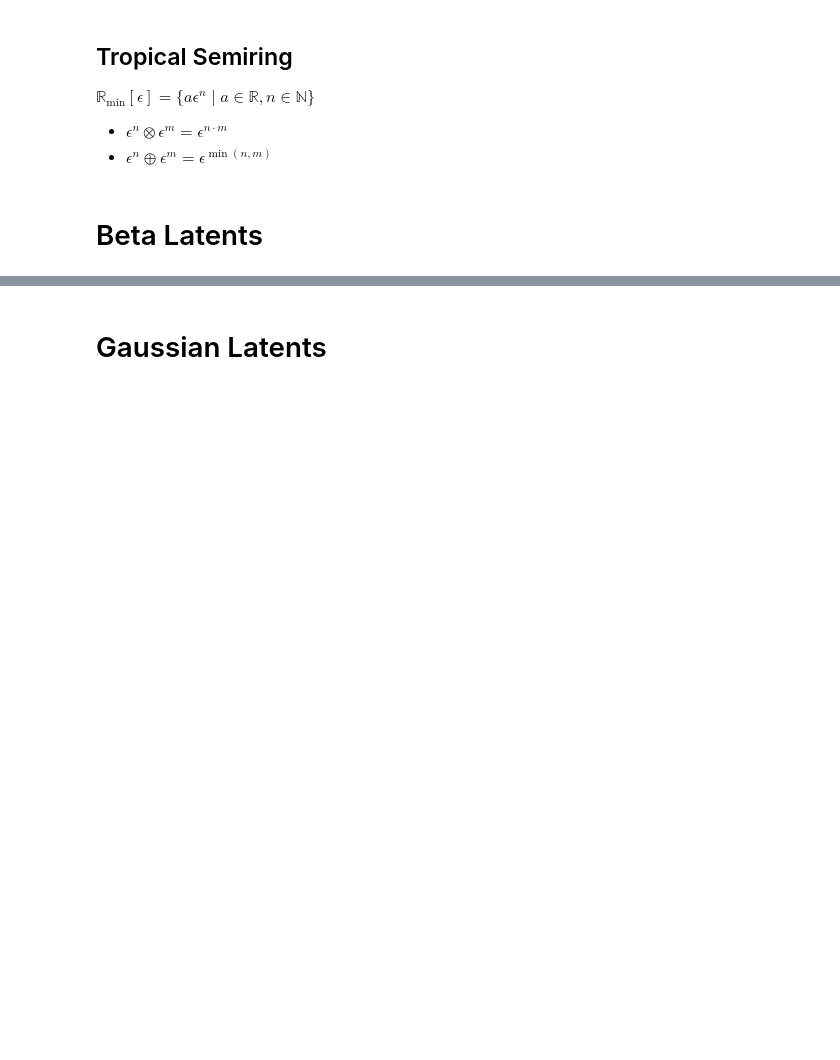
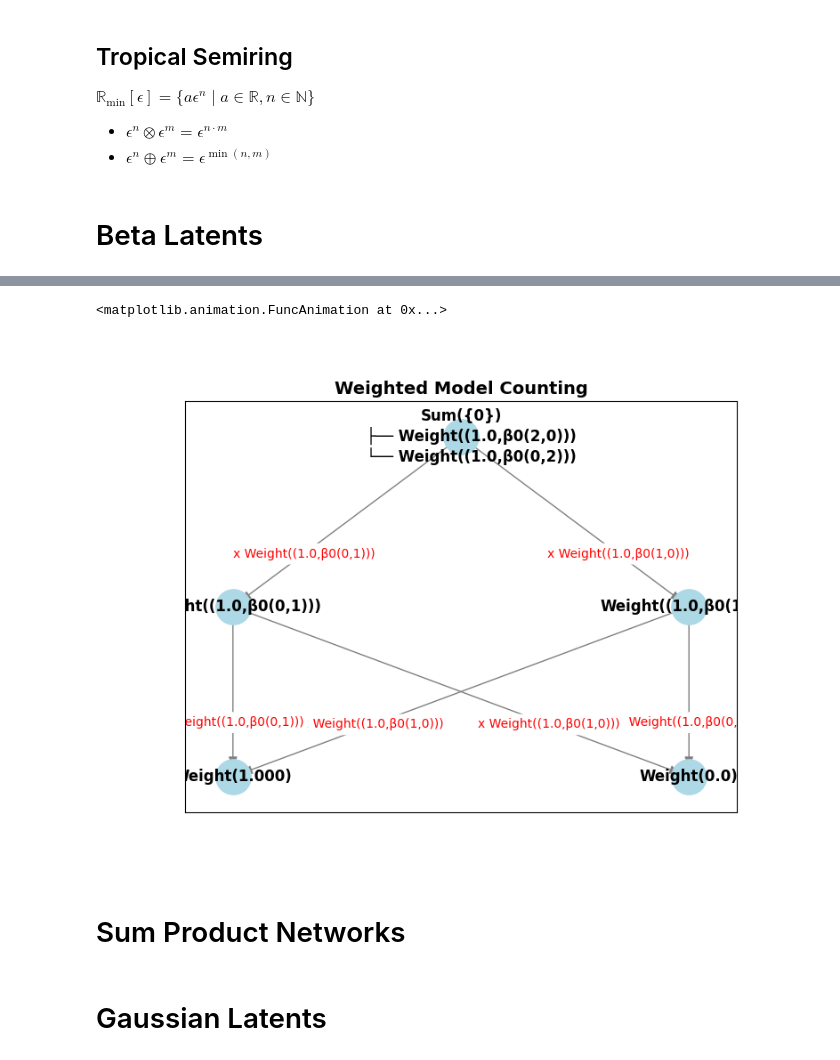
Before and after one commit to theo-long/mixed-kc, a Jupyter notebook: presentation.ipynb, the cells around one changed output, grey strips where cells are left out. Cells and saved outputs as stored; diff of their text form; code cells hidden in the pictures; blank space fills up the shorter version.

```diff
--- a/presentation.ipynb
+++ b/presentation.ipynb
@@ -450,2 +491,9 @@ $\mathbb{R}_{\min}[\epsilon] = \{a \epsilon^n \mid a \in \mathbb{R}, n\in \mathb
+# %%
+weighted_model_count_animation(state)
+# %% [output]
+<matplotlib.animation.FuncAnimation at 0x...>
+[figure, added]
+# %% [markdown]
+# Sum Product Networks
 # %% [markdown]
 # Gaussian Latents
```
Also changed, not shown: parts of 9 cells of this notebook.
